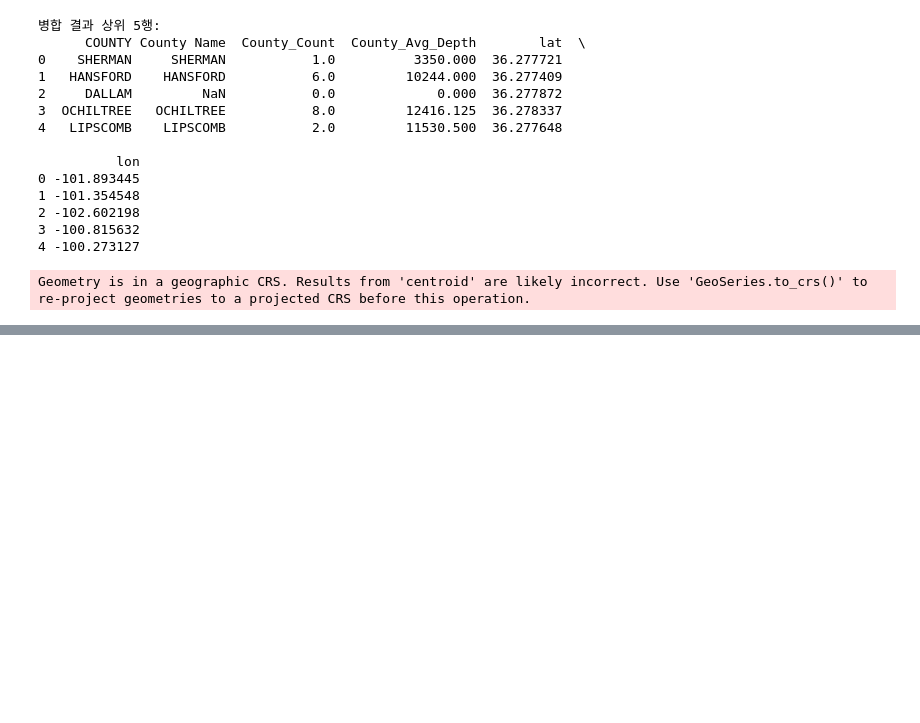
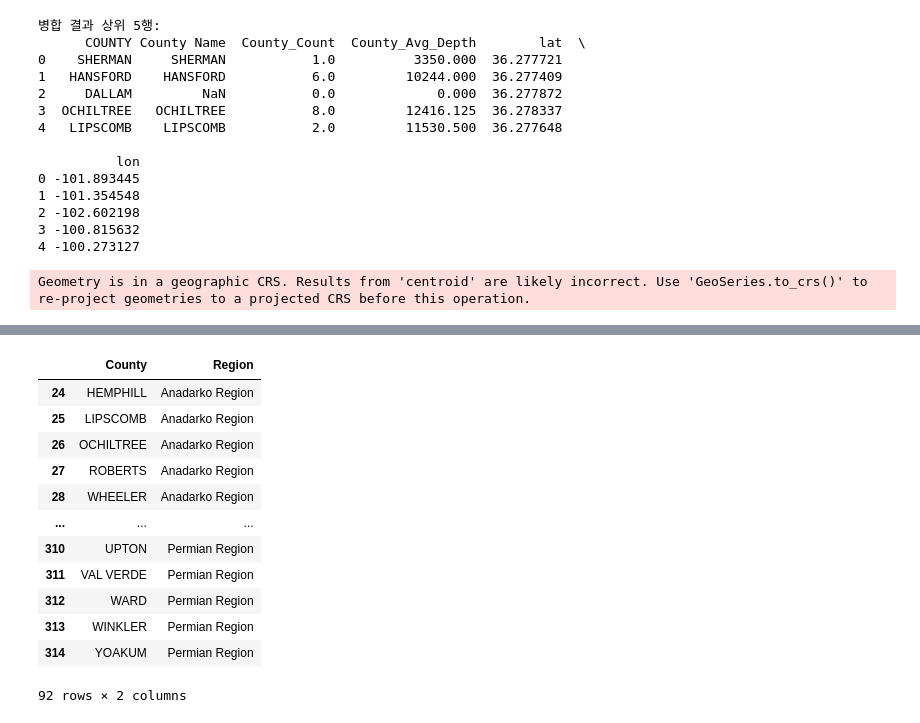
Before and after one commit to freshapple123/NaturalGasSurvey-, a Jupyter notebook: 박현도.ipynb, the cells around one changed output, grey strips where cells are left out. Saved outputs shown, nothing was run; the diff lists cells and outputs as text; code cells hidden in the pictures; blank space fills up the shorter version.

```diff
--- a/박현도.ipynb
+++ b/박현도.ipynb
@@ -236,0 +249,18 @@ fig.show()
+# %%
+# 카운티랑 생산분지만 뽑음
+filtered_basin_data = basin_data[basin_data['State'] == 'TX'][['County', 'Region']]
+filtered_basin_data
+# %% [output]
+|  | County | Region |
+| 24 | HEMPHILL | Anadarko Region |
+| 25 | LIPSCOMB | Anadarko Region |
+| 26 | OCHILTREE | Anadarko Region |
+| 27 | ROBERTS | Anadarko Region |
+| 28 | WHEELER | Anadarko Region |
+| ... | ... | ... |
+| 310 | UPTON | Permian Region |
+| 311 | VAL VERDE | Permian Region |
+| 312 | WARD | Permian Region |
+| 313 | WINKLER | Permian Region |
+| 314 | YOAKUM | Permian Region |
+92 rows × 2 columns
```
Also changed, not shown: parts of 3 cells of this notebook, 2 other files.
